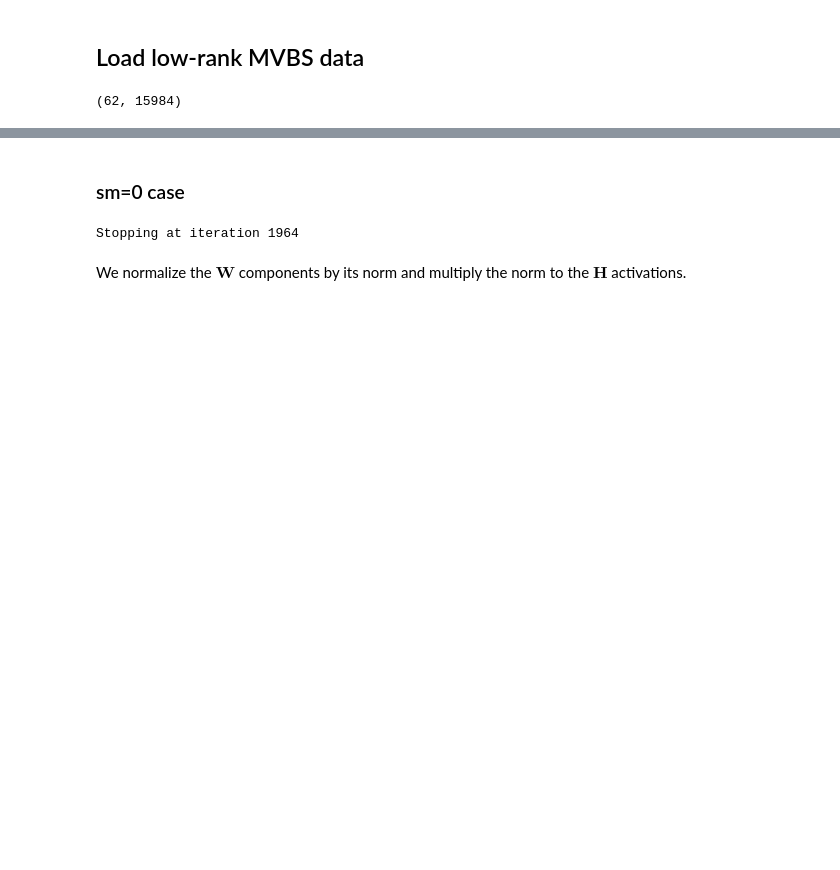
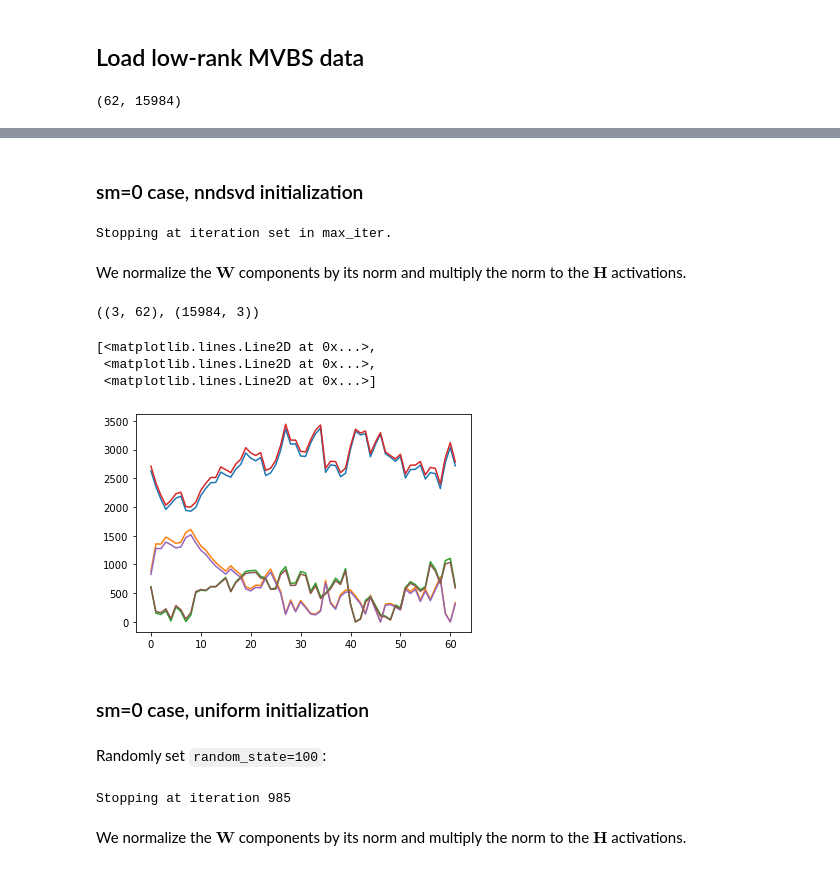
Before and after one commit to leewujung/ooi-echo-matrix-decomposition, a Jupyter notebook: notebooks/fig_si_sm_effects.ipynb, the cells around one changed output, grey strips where cells are left out. Drawn from its saved outputs; the diff is of its cells as text; code cells hidden in the pictures; blank space fills up the shorter version.

```diff
--- a/notebooks/fig_si_sm_effects.ipynb
+++ b/notebooks/fig_si_sm_effects.ipynb
@@ -30,0 +34,9 @@ low_rank_nonneg.shape
+# %%
+model_NMF = NMF(n_components=3,
+                init='nndsvd',
+                max_iter=10000)
+H_NMF = model_NMF.fit_transform(low_rank_nonneg)
+W_NMF = model_NMF.components_
+# %%
+H_multW_NMF = (H_NMF*np.linalg.norm(W_NMF, axis=1)).T  # transpose to match the tsNMF results
+W_divW_NMF = W_NMF.T/np.linalg.norm(W_NMF, axis=1)
@@ -33,5 +49,37 @@ low_rank_nonneg.shape
 # %% [markdown]
-### sm=0 case
+### sm=0 case, nndsvd initialization
+# %%
+# sm=0
+model_0_nndsvd = tsnmf.smoothNMF(n_components=3,
+                        max_iter=2000,
+                        smoothness=0,
+                        sparsity=0
+                       )
+model_0_nndsvd.fit(low_rank_nonneg.T, init='nndsvd')
+# %% [output]
+Stopping at iteration set in max_iter.
+# %% [markdown]
+We normalize the $\mathbf{W}$ components by its norm and multiply the norm to the $\mathbf{H}$ activations.
+# %%
+H_multW_0_nndsvd = (model_0_nndsvd.H.T*np.linalg.norm(model_0_nndsvd.W, axis=0)).T
+W_divW_0_nndsvd = model_0_nndsvd.W/np.linalg.norm(model_0_nndsvd.W, axis=0)
+# %%
+# check shape
+H_multW_0_nndsvd.shape, W_divW_0_nndsvd.shape
+# %% [output]
+((3, 62), (15984, 3))
+# %%
+plt.plot(H_multW_NMF.T)
+plt.plot(H_multW_0_nndsvd.T)
+# %% [output]
+[<matplotlib.lines.Line2D at 0x...>,
+ <matplotlib.lines.Line2D at 0x...>,
+ <matplotlib.lines.Line2D at 0x...>]
+[figure, added]
+# %% [markdown]
+### sm=0 case, uniform initialization
+# %% [markdown]
+Randomly set `random_state=100`:
 # %%
 # sm=0
 model_0 = tsnmf.smoothNMF(n_components=3,
@@ -40,9 +88,9 @@ model_0 = tsnmf.smoothNMF(n_components=3,
                         sparsity=0,
                         early_stopping={'type': 'cost'}
                        )
-model_0.fit(low_rank_nonneg.T, init='nndsvd')
+model_0.fit(low_rank_nonneg.T, init='random', random_state=1190)
 # %% [output]
-Stopping at iteration 1964
+Stopping at iteration 985
 # %% [markdown]
 We normalize the $\mathbf{W}$ components by its norm and multiply the norm to the $\mathbf{H}$ activations.
 # %%
```
Also changed, not shown: parts of 41 cells of this notebook, 1 other file.
